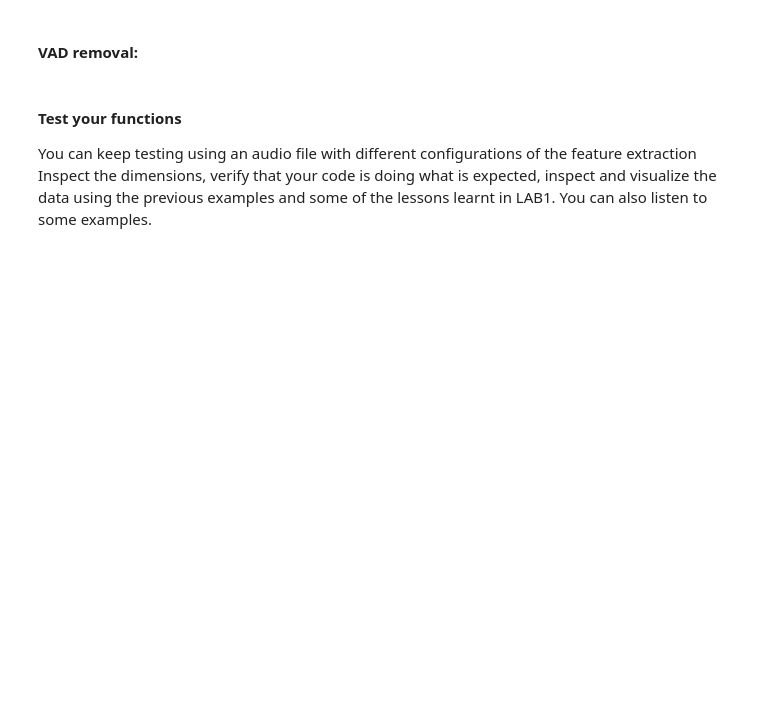
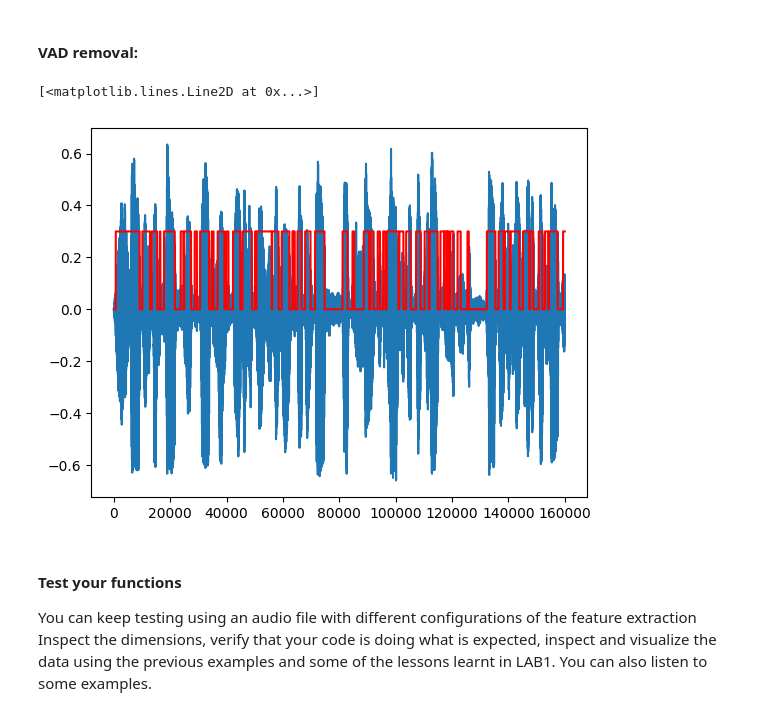
Before and after one commit to luispma04/SLP_LAB2, a Jupyter notebook: src/lab2_classical.ipynb, the cells around one changed output. Drawn from its saved outputs; the diff is of its cells as text; code cells hidden in the pictures; blank space fills up the shorter version.

```diff
--- a/src/lab2_classical.ipynb
+++ b/src/lab2_classical.ipynb
@@ -241,34 +283,34 @@ def compute_delta(features, delta_order=2, keep_static=True):
 # %% [markdown]
 #### VAD removal:
-# %%
-# You can think of several strattegies to compute VAD, for instance, simple ones based on
-# energy and a threshold.
-# You can use librosa to obtain the energy of each frame (use same framing config as for the MFCCs)
-# https://librosa.org/doc/main/generated/librosa.feature.rms.html
-# Or alternatively,
-# the first mfcc coefficient, which is a good proxy for the energy
-# You can also use a pretrained VAD, like SILERO: https://github.com/snakers4/silero-vad
-
-# In addition to the features without the silence frames,
-# this function may return a sequence of booleans to help you to validate the method.
-
-raise CheckThisCell ## <---- Remove this after completeing/checking this cell
-
-def compute_vad(features, energy=None, y=None):
-    vad = np.isreal(features[:,0])
-    return features[vad], vad
+# %%
+def compute_vad(features, energy=None, y=None):
+    # If energy is not provided, use the 0th MFCC coefficient as a proxy
+    if energy is None:
+        energy = features[:, 0]
+
+    log_energy_threshold = np.mean(energy) - 5
+    vad = energy > log_energy_threshold
+
+    # Safeguard: if the VAD removes everything (e.g., pure silence file),
+    # revert to returning all frames to avoid crashing the pipeline later.
+    if not np.any(vad):
+        vad = np.ones(len(features), dtype=bool)
+
+    return features[vad], vad
 # %%
 # The second returned expression of the VAD function is expected to be a boolean vector
 # of one True or False, one per frame of the feature matrix. You can see the output of it and verify
 # if it's doing what is expected (removing low energy features)
-raise CheckThisCell ## <---- Remove this after completing/checking this cell
 
 from functools import reduce
 
 seconds = 10
 mfcc_wo_vad, vad = compute_vad(mfcc,y=audio)
 plt.plot(audio[:seconds*16000])
 plt.plot(reduce(lambda a,b:a+b, ((0.3,)*160 if s else (0,)*160 for s in vad[:seconds*100])), 'r')
+# %% [output]
+[<matplotlib.lines.Line2D at 0x...>]
+[figure, added]
 # %% [markdown]
 #### Test your functions
 
```
Also changed, not shown: parts of 27 cells of this notebook.
